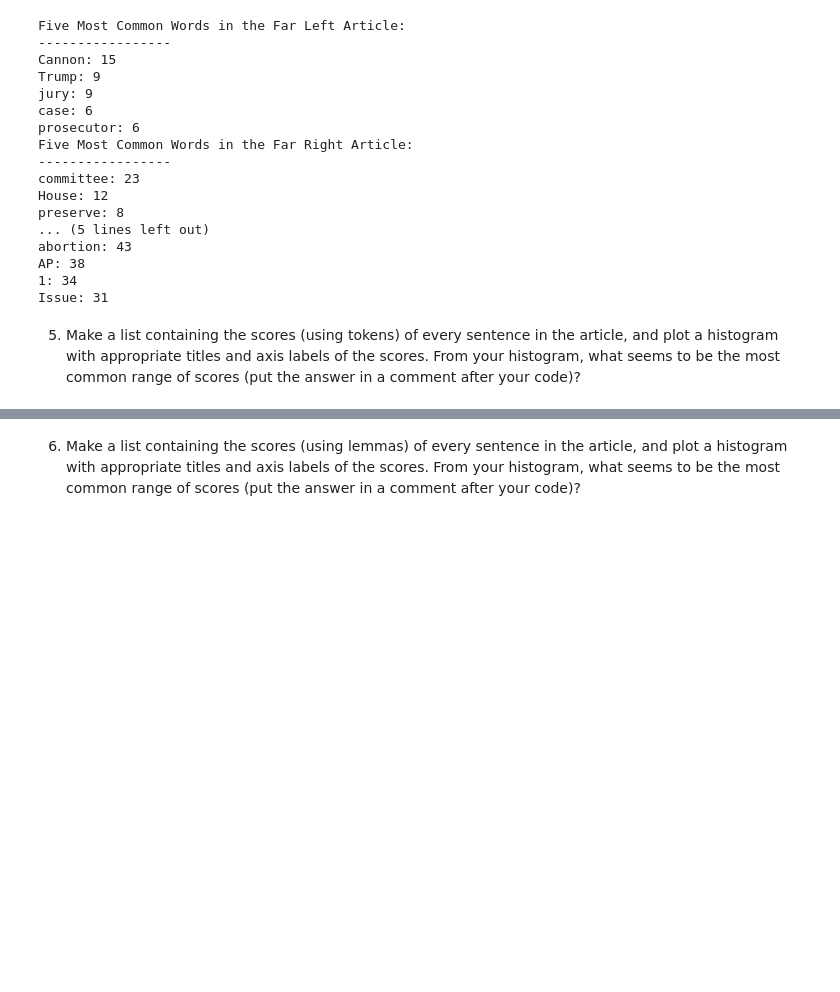
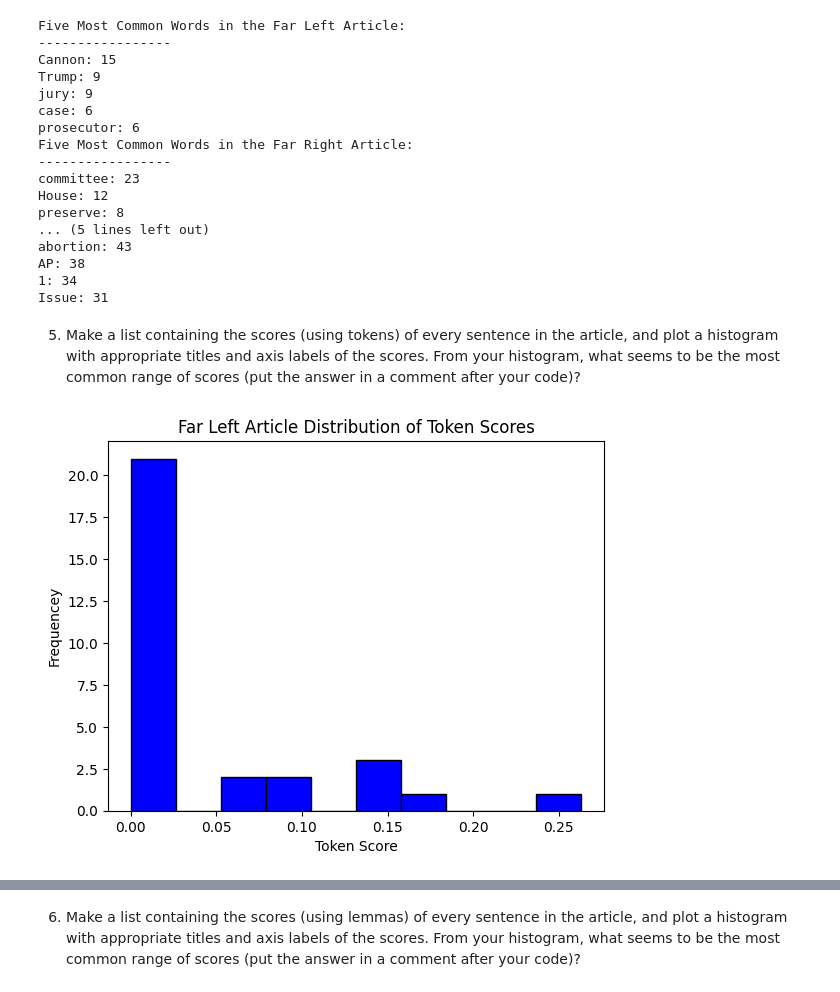
Before and after one commit to simsjarrod/44620_mod7, a Jupyter notebook: article-summarizer.ipynb, the cells around one changed output, grey strips where cells are left out. Cells and saved outputs as stored; diff of their text form; code cells hidden in the pictures; blank space fills up the shorter version.

Commit message:
Finish token distribution

```diff
--- a/article-summarizer.ipynb
+++ b/article-summarizer.ipynb
@@ -255,3 +255,90 @@ AP: 38
 Issue: 31
 # %% [markdown]
 5. Make a list containing the scores (using tokens) of every sentence in the article, and plot a histogram with appropriate titles and axis labels of the scores. From your histogram, what seems to be the most common range of scores (put the answer in a comment after your code)?
+# %%
+import spacy
+import pickle
+from bs4 import BeautifulSoup
+import matplotlib.pyplot as plt
+
+def remove_stopwords_and_punctuations(tokens):
+    return [token.lemma_.lower() for token in tokens if not token.is_stop and token.is_alpha]
+
+def score_sentence_by_token(sentence, interesting_tokens):
+    nlp = spacy.load("en_core_web_sm")
+    doc = nlp(sentence)
+    clean_tokens = remove_stopwords_and_punctuations(doc)
+    interesting_token_count = sum(1 for token in clean_tokens if token in interesting_tokens)
+    score = interesting_token_count / len(clean_tokens)
+    return score
+
+def extract_sentences(cleaned_text_left):
+    nlp = spacy.load('en_core_web_sm')
+    doc_left = nlp(cleaned_text_left)
+    sentences_left = [sent.text for sent in doc_left.sents]
+
+    return sentences_left
+
+###############################
+#### Far Left Distribution ####
+###############################
+
+sentences_left = extract_sentences(cleaned_text_left)
+
+scores_by_tokens = []
+interesting_tokens = ['canon','Trump','jury','case','grand']
+
+for sentence in sentences_left:
+    score = score_sentence_by_token(sentence, interesting_tokens)
+    scores_by_tokens.append(score)
+
+plt.hist(scores_by_tokens, color= 'blue', bins=10, edgecolor='black')
+plt.xlabel("Token Score")
+plt.ylabel("Frequencey")
+plt.title("Far Left Article Distribution of Token Scores")
+plt.show()
+
+################################
+#### Far Right Distribution ####
+################################
+
+sentences_right = extract_sentences(cleaned_text_right)
+
+scores_by_tokens = []
+interesting_tokens = ['committee','House','preserve','Capitol','Thompson']
+
+for sentence in sentences_right:
+    score = score_sentence_by_token(sentence, interesting_tokens)
+    scores_by_tokens.append(score)
+
+plt.hist(scores_by_tokens, color='red', bins=10, edgecolor='black')
+plt.xlabel("Token Score")
+plt.ylabel("Frequencey")
+plt.title("Far Right Article Distribution of Token Scores")
+plt.show()
+
+"""
+#### Note I could not get the moderate distribution to work. I was getting a divide by zero error. I think I know why but am out of time to fix at this moment. ####
+
+################################
+#### Moderate Distribution ####
+################################
+
+sentences_mod = extract_sentences(cleaned_text_mod)
+
+scores_by_tokens = []
+interesting_tokens = ['Ohio','abortion','AP','Issue']
+
+for sentence in sentences_mod:
+    score = score_sentence_by_token(sentence, interesting_tokens)
+    scores_by_tokens.append(score)
+
+plt.hist(scores_by_tokens, color='purple', bins=10, edgecolor='black')
+plt.xlabel("Token Score")
+plt.ylabel("Frequencey")
+plt.title("Moderate Article Distribution of Token Scores")
+plt.show()
+
+"""
+# %% [output]
+[figure, added]
```
Also changed, not shown: parts of 1 cell of this notebook.
